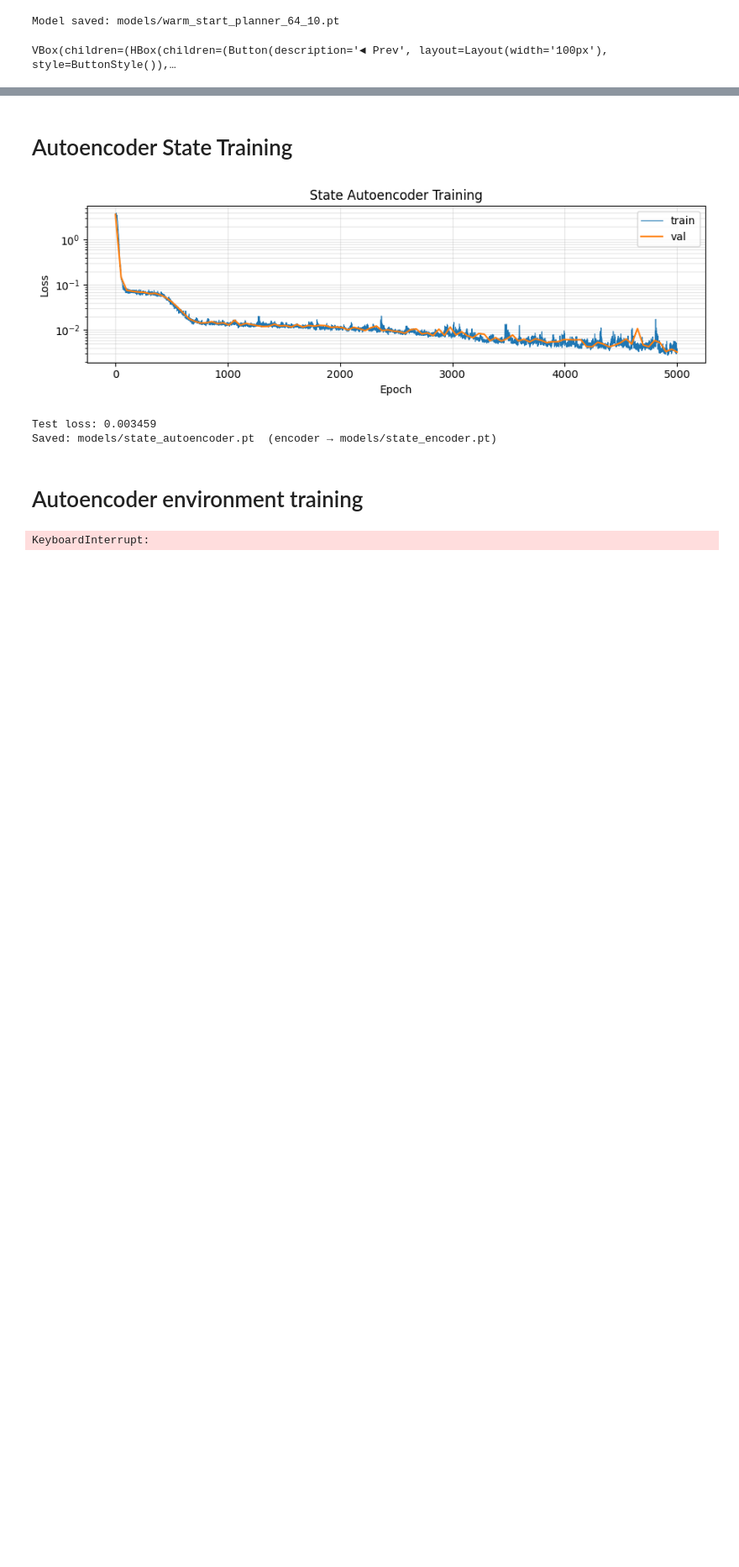
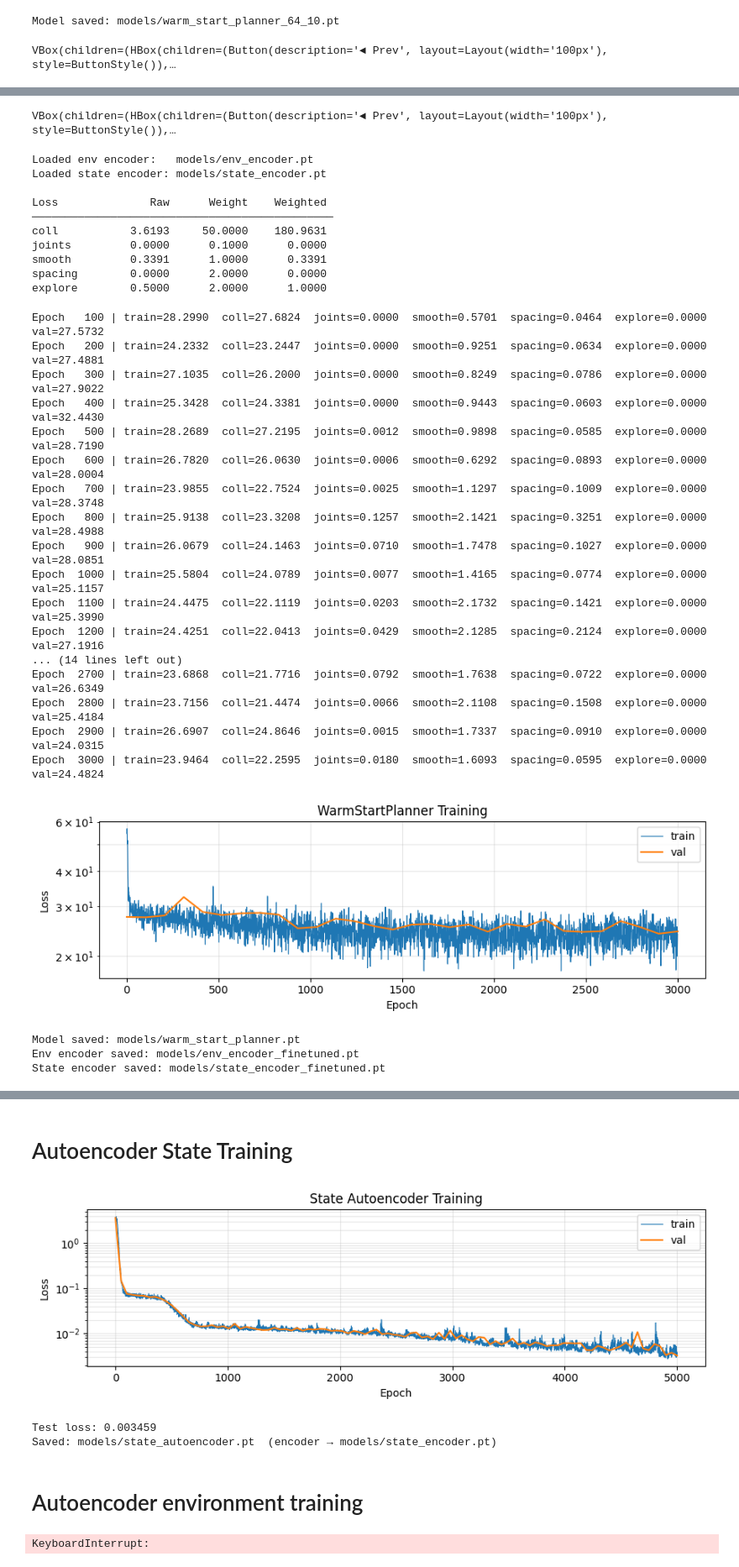
Before and after one commit to mangam-02/Self-Supervised-Learning-for-Robot-Motion-Planning, a Jupyter notebook: src/train.ipynb, the cells around one changed output, grey strips where cells are left out. Shown at 84% size. Saved outputs shown, nothing was run; the diff lists cells and outputs as text; code cells hidden in the pictures; blank space fills up the shorter version.

```diff
--- a/src/train.ipynb
+++ b/src/train.ipynb
@@ -305,0 +369,75 @@ VBox(children=(HBox(children=(Button(description='◄ Prev', layout=Layout(width
+# %%
+# ---- Visualize predicted trajectories ----
+from visualization import browse_trajectories
+model = torch.load("models/warm_start_planner_64_10_2obs.pt")
+
+browse_trajectories(model, "data/training_dataset_64_10_2obs.pt", save_name="overfit_64_10_2obs_working")
+# %% [output]
+VBox(children=(HBox(children=(Button(description='◄ Prev', layout=Layout(width='100px'), style=ButtonStyle()),…
+# %%
+# Now train Bigboy
+training = True
+if training:
+    model, history = train(
+        train_dataset       = "data/good_dataset_train.pt",
+        val_dataset         = "data/good_dataset_val.pt",
+        # Model
+        T                   = 50,
+        C                   = 10,
+        # Pre-trained encoders (set to None to train from scratch)
+        env_encoder_path    = "models/env_encoder_finetuned.pt",
+        state_encoder_path  = "models/state_encoder_finetuned.pt",
+        freeze_encoders     = True,
+        # Training
+        n_epochs            = 3000,
+        batch_size          = 10,
+        lr                  = 1e-3,
+        # Loss weights
+        w_coll              = 50.0,
+        w_joints            = 0.1,
+        w_smooth            = 1.0,
+        w_spacing           = 2,
+        w_explore           = 2,
+        # Loss parameters
+        explore_threshold   = 0.5,
+        collision_eps       = 0.8,
+        dt                  = 0.1,
+        # Misc
+        log_every           = 100,
+        device              = None,
+        save_path                = "models/warm_start_planner.pt",
+        save_env_encoder_path    = "models/env_encoder_finetuned.pt",
+        save_state_encoder_path  = "models/state_encoder_finetuned.pt",
+    )
+# %% [output]
+Loaded env encoder:   models/env_encoder.pt
+Loaded state encoder: models/state_encoder.pt
+
+Loss              Raw      Weight    Weighted
+──────────────────────────────────────────────
+coll           3.6193     50.0000    180.9631
+joints         0.0000      0.1000      0.0000
+smooth         0.3391      1.0000      0.3391
+spacing        0.0000      2.0000      0.0000
+explore        0.5000      2.0000      1.0000
+Epoch   100 | train=28.2990  coll=27.6824  joints=0.0000  smooth=0.5701  spacing=0.0464  explore=0.0000  val=27.5732
+Epoch   200 | train=24.2332  coll=23.2447  joints=0.0000  smooth=0.9251  spacing=0.0634  explore=0.0000  val=27.4881
+Epoch   300 | train=27.1035  coll=26.2000  joints=0.0000  smooth=0.8249  spacing=0.0786  explore=0.0000  val=27.9022
+Epoch   400 | train=25.3428  coll=24.3381  joints=0.0000  smooth=0.9443  spacing=0.0603  explore=0.0000  val=32.4430
+Epoch   500 | train=28.2689  coll=27.2195  joints=0.0012  smooth=0.9898  spacing=0.0585  explore=0.0000  val=28.7190
+Epoch   600 | train=26.7820  coll=26.0630  joints=0.0006  smooth=0.6292  spacing=0.0893  explore=0.0000  val=28.0004
+Epoch   700 | train=23.9855  coll=22.7524  joints=0.0025  smooth=1.1297  spacing=0.1009  explore=0.0000  val=28.3748
+Epoch   800 | train=25.9138  coll=23.3208  joints=0.1257  smooth=2.1421  spacing=0.3251  explore=0.0000  val=28.4988
+Epoch   900 | train=26.0679  coll=24.1463  joints=0.0710  smooth=1.7478  spacing=0.1027  explore=0.0000  val=28.0851
+Epoch  1000 | train=25.5804  coll=24.0789  joints=0.0077  smooth=1.4165  spacing=0.0774  explore=0.0000  val=25.1157
+Epoch  1100 | train=24.4475  coll=22.1119  joints=0.0203  smooth=2.1732  spacing=0.1421  explore=0.0000  val=25.3990
+Epoch  1200 | train=24.4251  coll=22.0413  joints=0.0429  smooth=2.1285  spacing=0.2124  explore=0.0000  val=27.1916
+... (14 lines left out)
+Epoch  2700 | train=23.6868  coll=21.7716  joints=0.0792  smooth=1.7638  spacing=0.0722  explore=0.0000  val=26.6349
+Epoch  2800 | train=23.7156  coll=21.4474  joints=0.0066  smooth=2.1108  spacing=0.1508  explore=0.0000  val=25.4184
+Epoch  2900 | train=26.6907  coll=24.8646  joints=0.0015  smooth=1.7337  spacing=0.0910  explore=0.0000  val=24.0315
+Epoch  3000 | train=23.9464  coll=22.2595  joints=0.0180  smooth=1.6093  spacing=0.0595  explore=0.0000  val=24.4824
+[figure, added]
+Model saved: models/warm_start_planner.pt
+Env encoder saved: models/env_encoder_finetuned.pt
+State encoder saved: models/state_encoder_finetuned.pt
```
Also changed, not shown: parts of 3 cells of this notebook, 12 other files.
